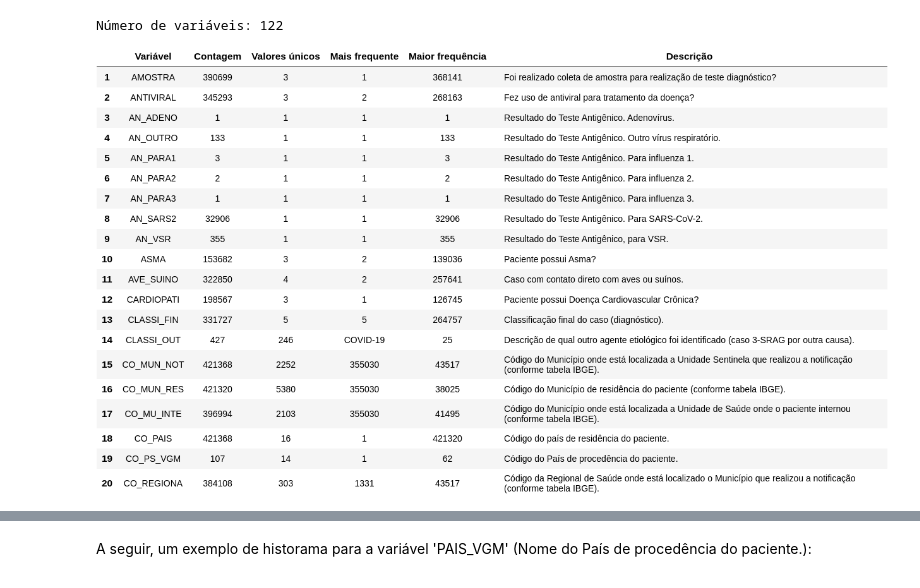
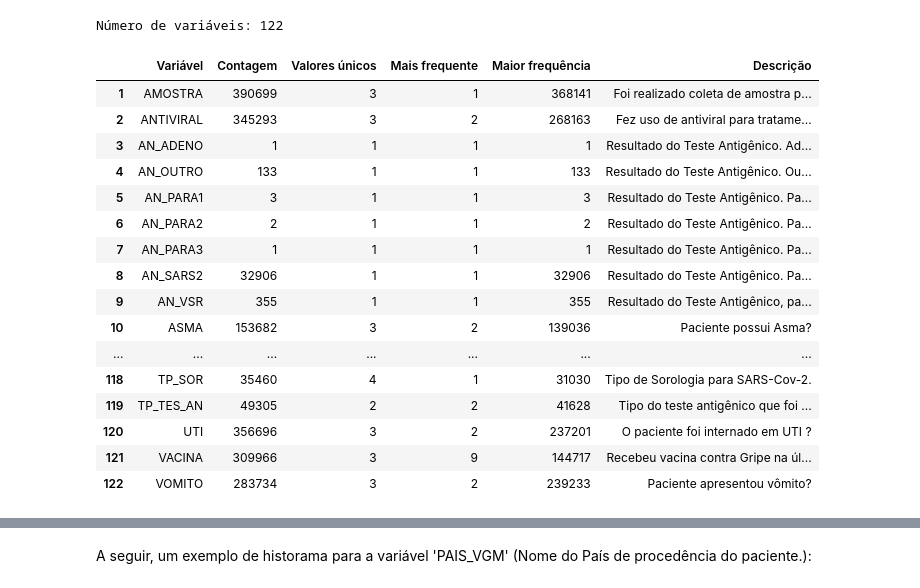
Before and after one commit to victor-marchesini/myfastpage, a Jupyter notebook: _notebooks/2021-04-07-USP_EAH5002_dataset1.ipynb, the cells around one changed output, grey strips where cells are left out. Drawn from its saved outputs; the diff is of its cells as text; code cells hidden in the pictures.

```diff
--- a/_notebooks/2021-04-07-USP_EAH5002_dataset1.ipynb
+++ b/_notebooks/2021-04-07-USP_EAH5002_dataset1.ipynb
@@ -324,10 +335,30 @@ df_desc = get_description_df(df_srag,var_dict)
 print(f'\nNúmero de variáveis: {len(cat_nom)}\n\n')
 # %% [output]
 Número de variáveis: 122
+# %%
+show_table(df_desc,cat_nom)
+# %% [output]
+|  | Variável | Contagem | Valores únicos | Mais frequente | Maior frequência | Descrição |
+| 1 | AMOSTRA | 390699 | 3 | 1 | 368141 | Foi realizado coleta de amostra p... |
+| 2 | ANTIVIRAL | 345293 | 3 | 2 | 268163 | Fez uso de antiviral para tratame... |
+| 3 | AN_ADENO | 1 | 1 | 1 | 1 | Resultado do Teste Antigênico. Ad... |
+| 4 | AN_OUTRO | 133 | 1 | 1 | 133 | Resultado do Teste Antigênico. Ou... |
+| 5 | AN_PARA1 | 3 | 1 | 1 | 3 | Resultado do Teste Antigênico. Pa... |
+| 6 | AN_PARA2 | 2 | 1 | 1 | 2 | Resultado do Teste Antigênico. Pa... |
+| 7 | AN_PARA3 | 1 | 1 | 1 | 1 | Resultado do Teste Antigênico. Pa... |
+| 8 | AN_SARS2 | 32906 | 1 | 1 | 32906 | Resultado do Teste Antigênico. Pa... |
+| 9 | AN_VSR | 355 | 1 | 1 | 355 | Resultado do Teste Antigênico, pa... |
+| 10 | ASMA | 153682 | 3 | 2 | 139036 | Paciente possui Asma? |
+| ... | ... | ... | ... | ... | ... | ... |
+| 118 | TP_SOR | 35460 | 4 | 1 | 31030 | Tipo de Sorologia para SARS-Cov-2. |
+| 119 | TP_TES_AN | 49305 | 2 | 2 | 41628 | Tipo do teste antigênico que foi ... |
+| 120 | UTI | 356696 | 3 | 2 | 237201 | O paciente foi internado em UTI ? |
+| 121 | VACINA | 309966 | 3 | 9 | 144717 | Recebeu vacina contra Gripe na úl... |
+| 122 | VOMITO | 283734 | 3 | 2 | 239233 | Paciente apresentou vômito? |
 # %%
-start_index = 0
-rows = 20
-show_table(df_desc,cat_nom,start_index,rows)
+#hide
+
+# start_index = 0
+# rows = 20
+# show_table(df_desc,cat_nom,start_index,rows)
-# %% [output]
-[figure, removed]
 # %%
```
Also changed, not shown: parts of 26 cells of this notebook.
